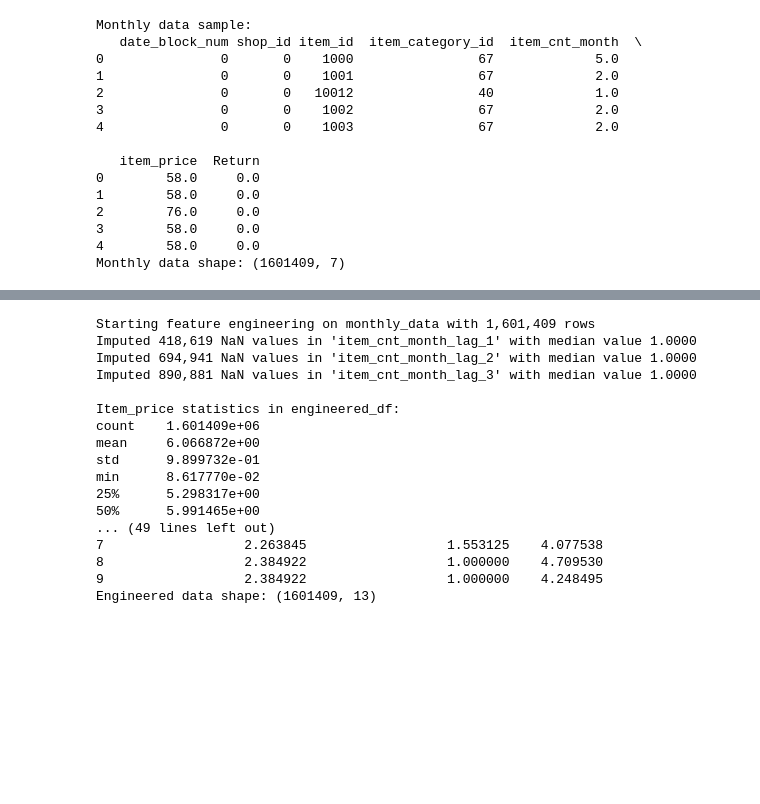
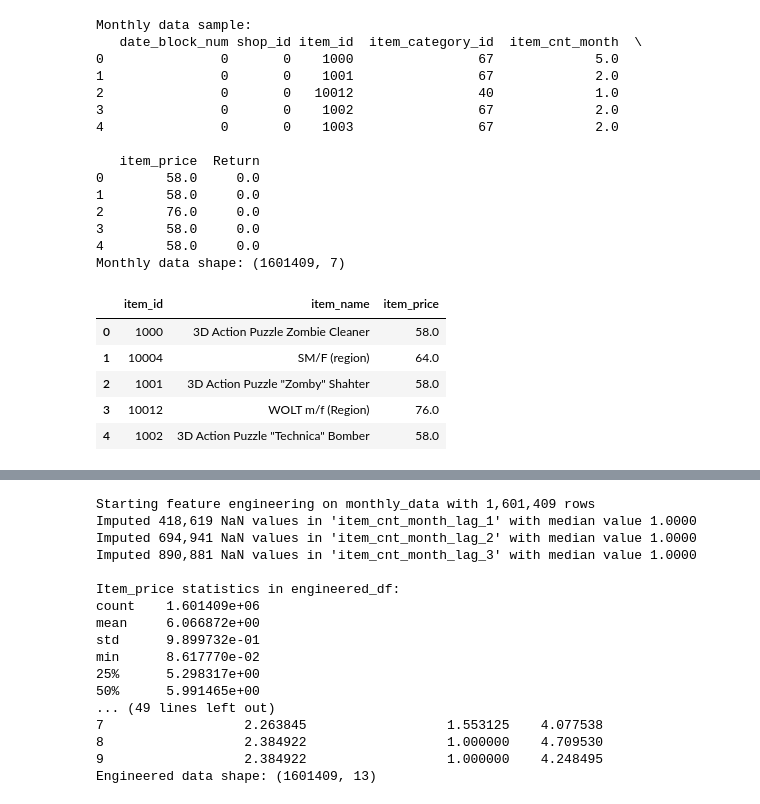
Before and after one commit to nihalnazeer/Cashflow-and-demand-forecating-, a Jupyter notebook: modelnotebook/prototype_.ipynb, the cells around one changed output, grey strips where cells are left out. Cells and saved outputs as stored; diff of their text form; code cells hidden in the pictures; blank space fills up the shorter version.

```diff
--- a/modelnotebook/prototype_.ipynb
+++ b/modelnotebook/prototype_.ipynb
@@ -7,7 +7,7 @@ import torch.nn as nn
 import warnings
 warnings.filterwarnings("ignore")
 
-data_path = pd.read_csv("/Users/mohammednihal/XAI-1/Predict Future Sales/merged_data.csv")
+data_path = pd.read_csv("/Users/mohammednihal/Desktop/XAI/Cashflow-and-demand-forecating-/Predict Future Sales/merged_data.csv")
 df = data_path
 
 print("First five rows of the data:")
@@ -230,3 +230,13 @@ Monthly data sample:
 3        58.0     0.0
 4        58.0     0.0
 Monthly data shape: (1601409, 7)
+# %%
+items_df = cleaned_data[['item_id', 'item_name', 'item_price']].drop_duplicates().reset_index(drop=True)
+items_df.head()
+# %% [output]
+|  | item_id | item_name | item_price |
+| 0 | 1000 | 3D Action Puzzle Zombie Cleaner | 58.0 |
+| 1 | 10004 | SM/F (region) | 64.0 |
+| 2 | 1001 | 3D Action Puzzle "Zomby" Shahter | 58.0 |
+| 3 | 10012 | WOLT m/f (Region) | 76.0 |
+| 4 | 1002 | 3D Action Puzzle "Technica" Bomber | 58.0 |
```
Also changed, not shown: parts of 5 cells of this notebook, 12 other files.
